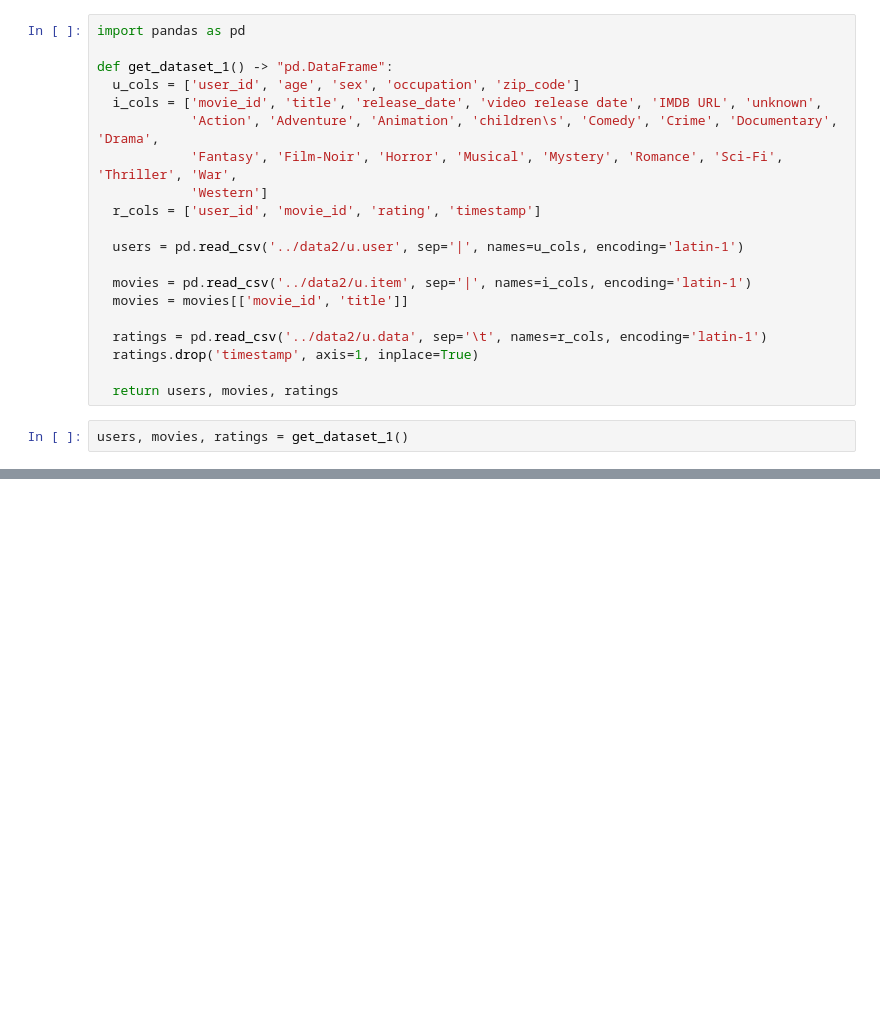
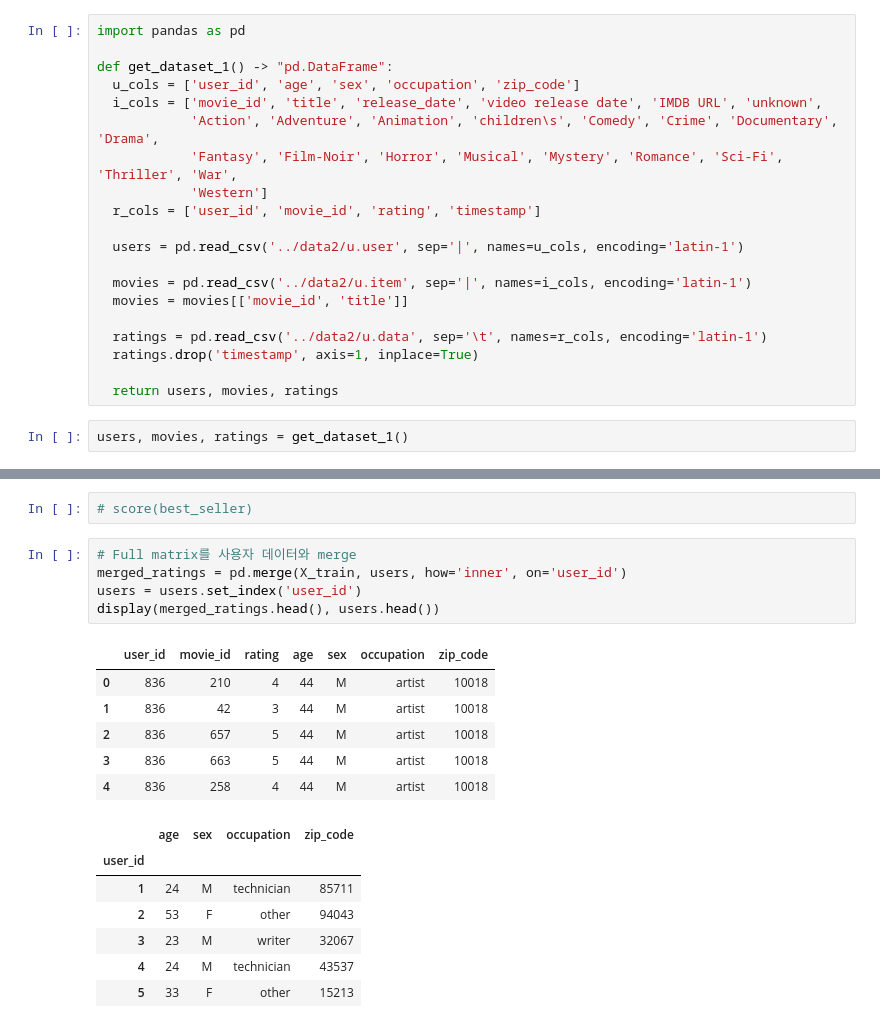
Before and after one commit to mkk4726/python_recommendation_system, a Jupyter notebook: chapter2/read_data.ipynb, the cells around one changed output, grey strips where cells are left out. Cells and saved outputs as stored; diff of their text form; blank space fills up the shorter version.

```diff
--- a/chapter2/read_data.ipynb
+++ b/chapter2/read_data.ipynb
@@ -142,0 +180,21 @@ def score(model):
+# %%
+# score(best_seller)
+# %%
+# Full matrix를 사용자 데이터와 merge
+merged_ratings = pd.merge(X_train, users, how='inner', on='user_id')
+users = users.set_index('user_id')
+display(merged_ratings.head(), users.head())
+# %% [output]
+|  | user_id | movie_id | rating | age | sex | occupation | zip_code |
+| 0 | 836 | 210 | 4 | 44 | M | artist | 10018 |
+| 1 | 836 | 42 | 3 | 44 | M | artist | 10018 |
+| 2 | 836 | 657 | 5 | 44 | M | artist | 10018 |
+| 3 | 836 | 663 | 5 | 44 | M | artist | 10018 |
+| 4 | 836 | 258 | 4 | 44 | M | artist | 10018 |
+|  | age | sex | occupation | zip_code |
+| user_id |  |  |  |  |
+| 1 | 24 | M | technician | 85711 |
+| 2 | 53 | F | other | 94043 |
+| 3 | 23 | M | writer | 32067 |
+| 4 | 24 | M | technician | 43537 |
+| 5 | 33 | F | other | 15213 |
```
Also changed, not shown: parts of 16 cells of this notebook.
